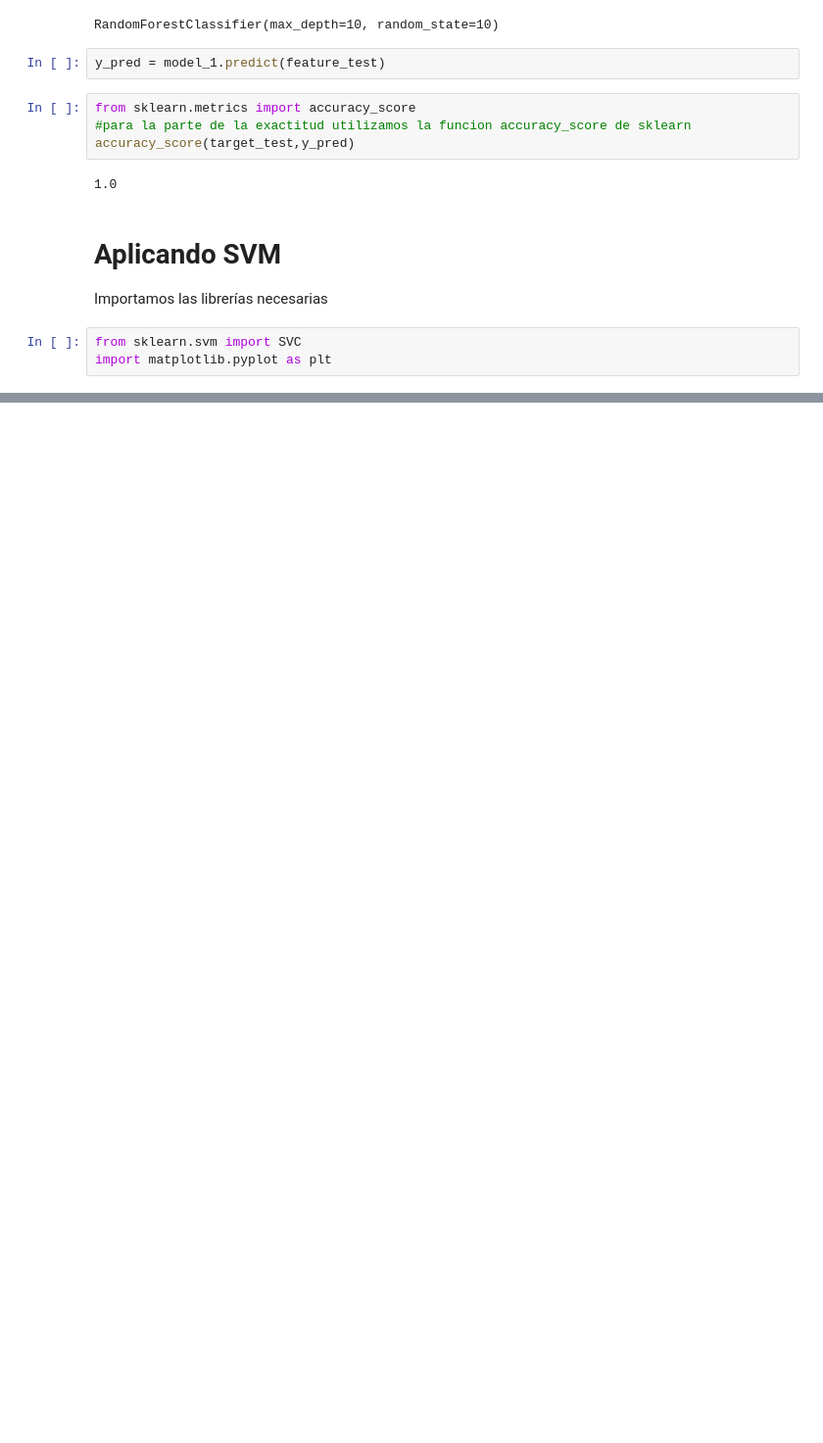
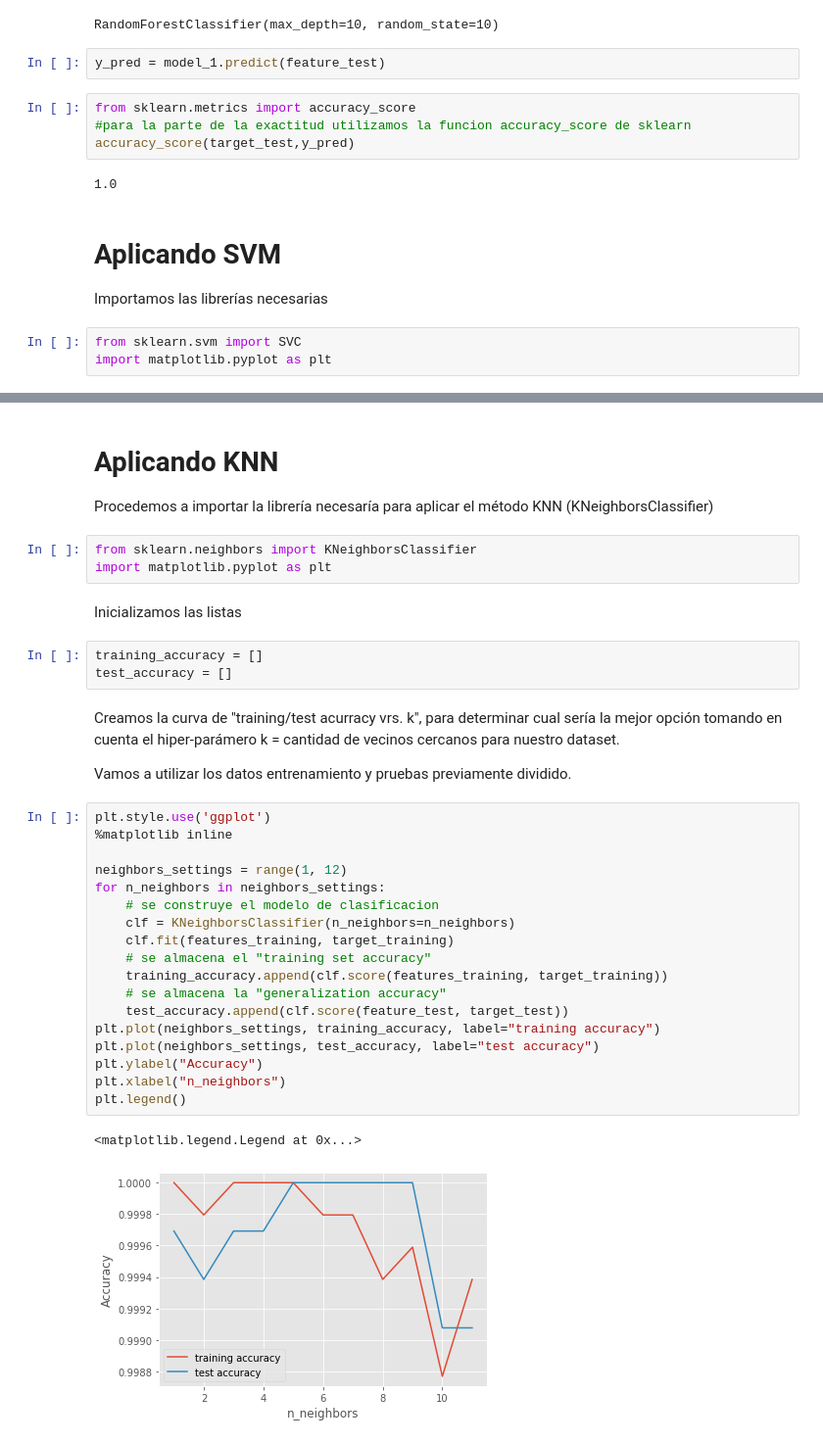
Before and after one commit to erickc80/tec_aprendizaje_automatico, a Jupyter notebook: Tarea-3/Tarea-3.ipynb, the cells around one changed output, grey strips where cells are left out. Shown at 98% size. Saved outputs shown, nothing was run; the diff lists cells and outputs as text; blank space fills up the shorter version.

```diff
--- a/Tarea-3/Tarea-3.ipynb
+++ b/Tarea-3/Tarea-3.ipynb
@@ -764,0 +765,37 @@ Como quedó evidenciado al aplicar SVM obtenemos muy buenos resultados a la hora
+# %% [markdown]
+# Aplicando KNN
+
+Procedemos a importar la librería necesaría para aplicar el método KNN (KNeighborsClassifier)
+# %%
+from sklearn.neighbors import KNeighborsClassifier
+import matplotlib.pyplot as plt
+# %% [markdown]
+Inicializamos las listas
+# %%
+training_accuracy = []
+test_accuracy = []
+# %% [markdown]
+Creamos la curva de "training/test acurracy vrs. k", para determinar cual sería la mejor opción tomando en cuenta el hiper-parámero k = cantidad de vecinos cercanos para nuestro dataset.
+
+Vamos a utilizar los datos entrenamiento y pruebas previamente dividido.
+# %%
+plt.style.use('ggplot')
+%matplotlib inline
+
+neighbors_settings = range(1, 12)
+for n_neighbors in neighbors_settings:
+    # se construye el modelo de clasificacion
+    clf = KNeighborsClassifier(n_neighbors=n_neighbors)
+    clf.fit(features_training, target_training)
+    # se almacena el "training set accuracy"
+    training_accuracy.append(clf.score(features_training, target_training))
+    # se almacena la "generalization accuracy"
+    test_accuracy.append(clf.score(feature_test, target_test))
+plt.plot(neighbors_settings, training_accuracy, label="training accuracy")
+plt.plot(neighbors_settings, test_accuracy, label="test accuracy")
+plt.ylabel("Accuracy")
+plt.xlabel("n_neighbors")
+plt.legend()
+# %% [output]
+<matplotlib.legend.Legend at 0x...>
+[figure, added]
```
Also changed, not shown: parts of 27 cells of this notebook.
